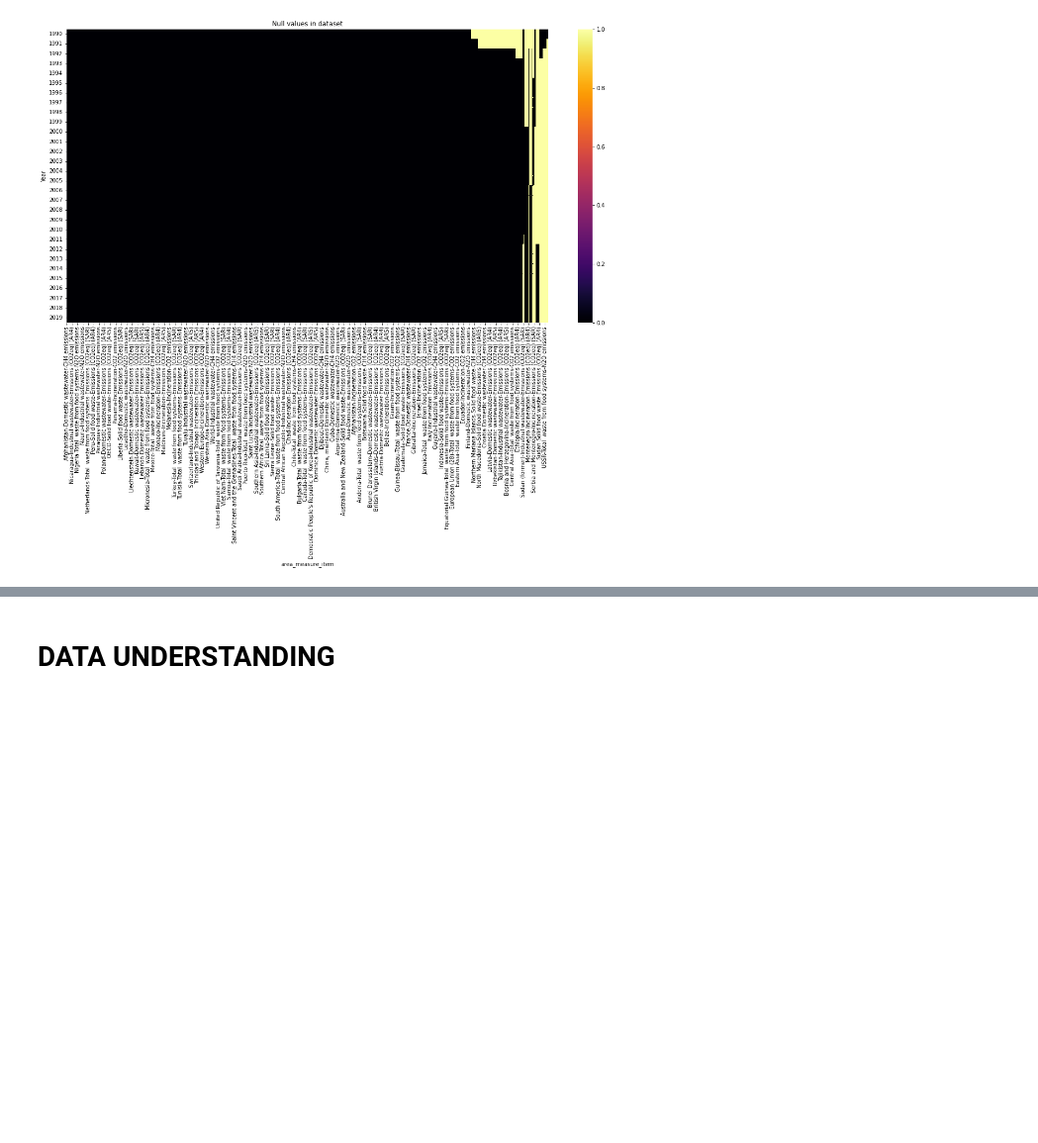
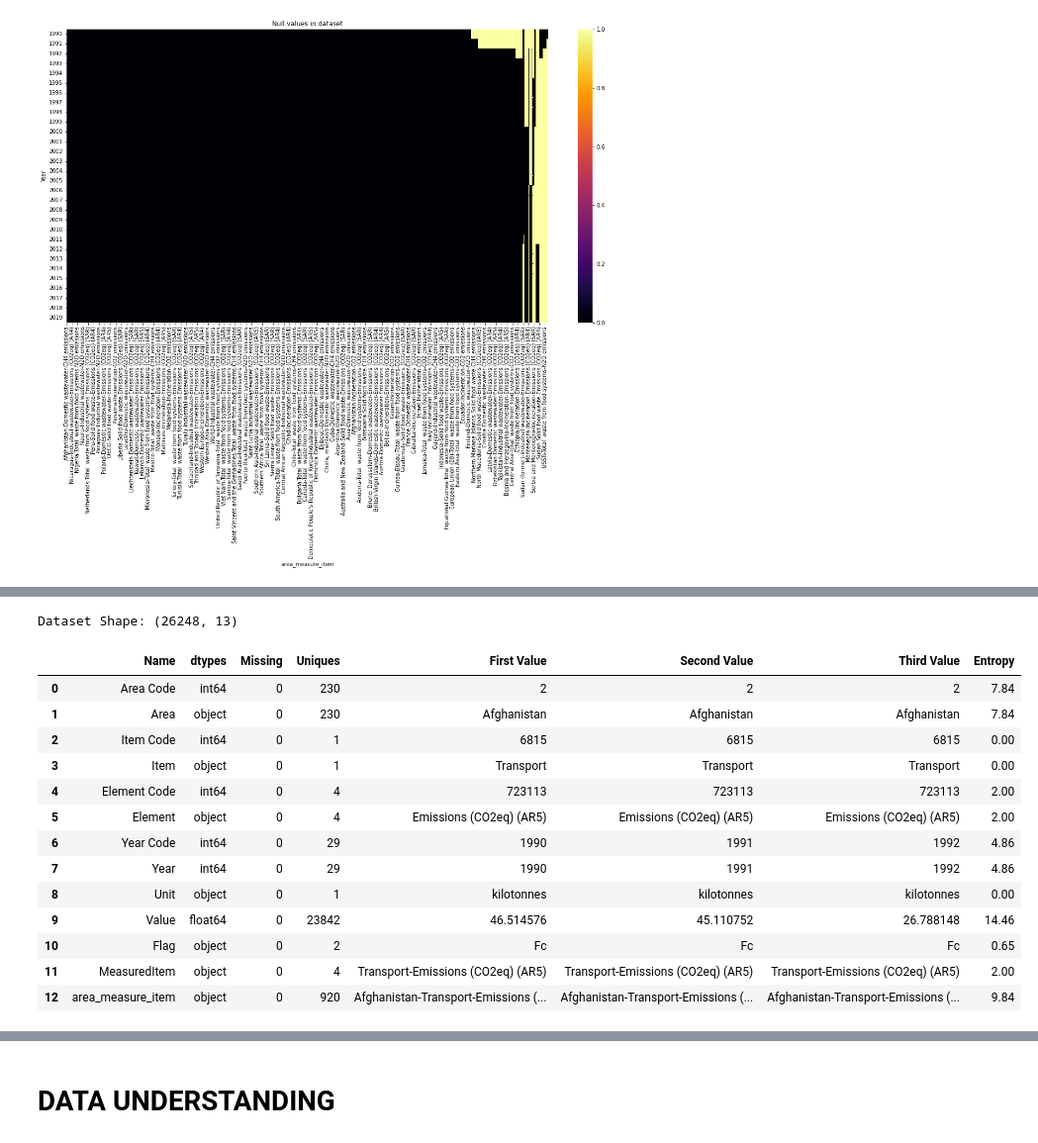
Before and after one commit to RgomezRo/capstone, a Jupyter notebook: Time series.ipynb, the cells around one changed output, grey strips where cells are left out. Shown at 99% size. Drawn from its saved outputs; the diff is of its cells as text; code cells hidden in the pictures; blank space fills up the shorter version.

```diff
--- a/Time series.ipynb
+++ b/Time series.ipynb
@@ -151,0 +210,20 @@ df_waste_disposal = show_and_fill_na_values(df_waste_disposal)
+# %%
+DataDesc(df_food_transport)
+
+### Vemos que no tiene nulos y que hay que convertir a fecha el año
+# %% [output]
+Dataset Shape: (26248, 13)
+|  | Name | dtypes | Missing | Uniques | First Value | Second Value | Third Value | Entropy |
+| 0 | Area Code | int64 | 0 | 230 | 2 | 2 | 2 | 7.84 |
+| 1 | Area | object | 0 | 230 | Afghanistan | Afghanistan | Afghanistan | 7.84 |
+| 2 | Item Code | int64 | 0 | 1 | 6815 | 6815 | 6815 | 0.00 |
+| 3 | Item | object | 0 | 1 | Transport | Transport | Transport | 0.00 |
+| 4 | Element Code | int64 | 0 | 4 | 723113 | 723113 | 723113 | 2.00 |
+| 5 | Element | object | 0 | 4 | Emissions (CO2eq) (AR5) | Emissions (CO2eq) (AR5) | Emissions (CO2eq) (AR5) | 2.00 |
+| 6 | Year Code | int64 | 0 | 29 | 1990 | 1991 | 1992 | 4.86 |
+| 7 | Year | int64 | 0 | 29 | 1990 | 1991 | 1992 | 4.86 |
+| 8 | Unit | object | 0 | 1 | kilotonnes | kilotonnes | kilotonnes | 0.00 |
+| 9 | Value | float64 | 0 | 23842 | 46.514576 | 45.110752 | 26.788148 | 14.46 |
+| 10 | Flag | object | 0 | 2 | Fc | Fc | Fc | 0.65 |
+| 11 | MeasuredItem | object | 0 | 4 | Transport-Emissions (CO2eq) (AR5) | Transport-Emissions (CO2eq) (AR5) | Transport-Emissions (CO2eq) (AR5) | 2.00 |
+| 12 | area_measure_item | object | 0 | 920 | Afghanistan-Transport-Emissions (... | Afghanistan-Transport-Emissions (... | Afghanistan-Transport-Emissions (... | 9.84 |
```
Also changed, not shown: parts of 24 cells of this notebook.
